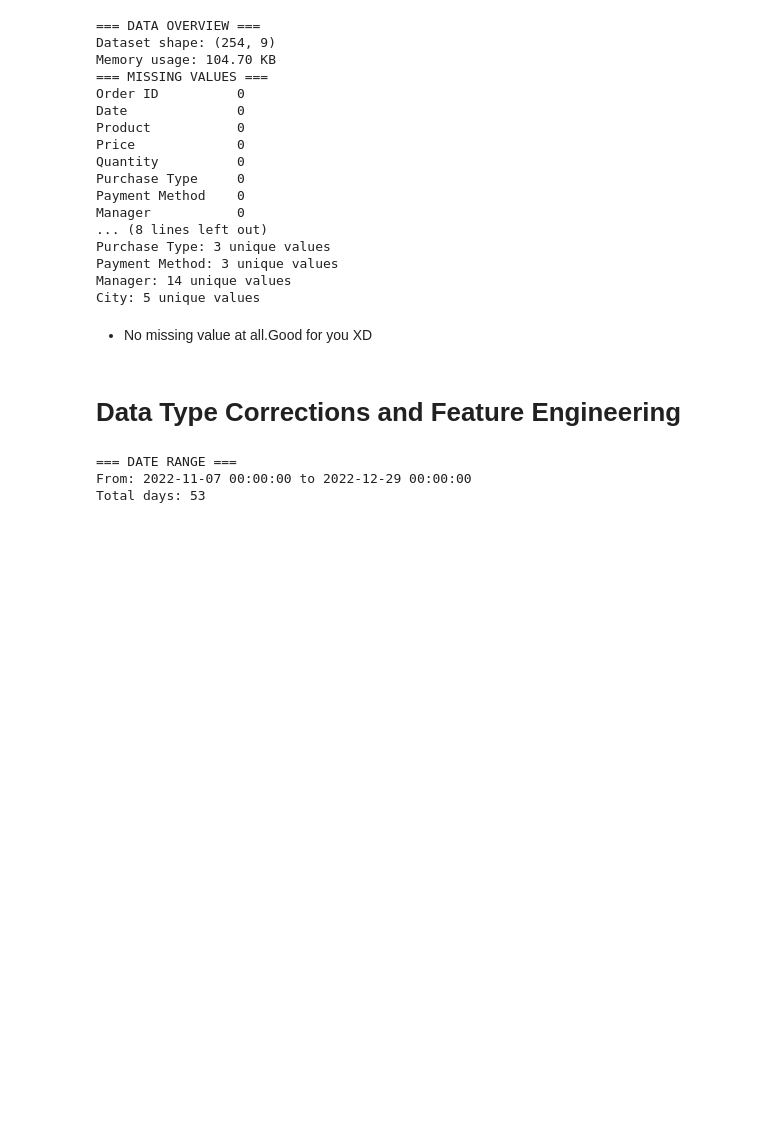
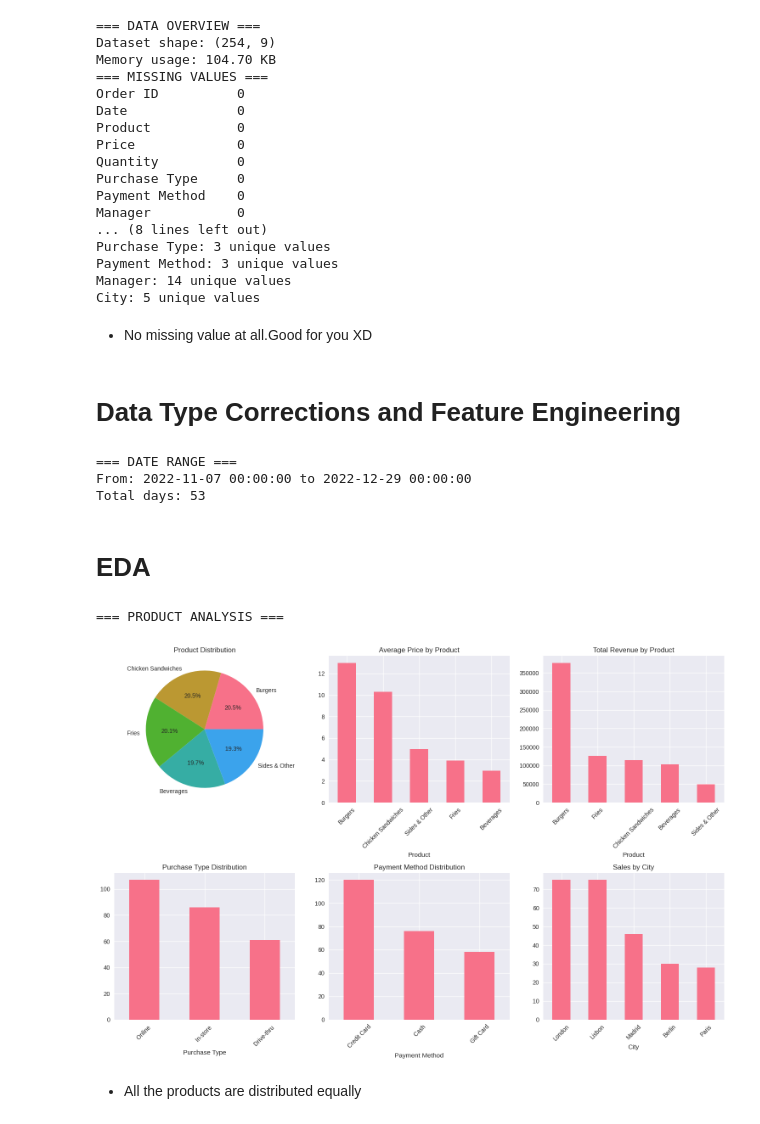
Before and after one commit to alabhastam/Resturant-Sales-prediction, a Jupyter notebook: main.ipynb, the cells around one changed output. Saved outputs shown, nothing was run; the diff lists cells and outputs as text; code cells hidden in the pictures; blank space fills up the shorter version.

```diff
--- a/main.ipynb
+++ b/main.ipynb
@@ -86,3 +86,52 @@ print(f"Total days: {(df['Date'].max() - df['Date'].min()).days + 1}")
 === DATE RANGE ===
 From: 2022-11-07 00:00:00 to 2022-12-29 00:00:00
 Total days: 53
+# %% [markdown]
+# EDA
+# %%
+# 1. Product Analysis
+print("=== PRODUCT ANALYSIS ===")
+plt.figure(figsize=(15, 10))
+
+plt.subplot(2, 3, 1)
+product_counts = df['Product'].value_counts()
+plt.pie(product_counts.values, labels=product_counts.index, autopct='%1.1f%%')
+plt.title('Product Distribution')
+
+plt.subplot(2, 3, 2)
+avg_price_by_product = df.groupby('Product')['Price'].mean().sort_values(ascending=False)
+avg_price_by_product.plot(kind='bar')
+plt.title('Average Price by Product')
+plt.xticks(rotation=45)
+
+plt.subplot(2, 3, 3)
+total_revenue_by_product = df.groupby('Product')['Total_Revenue'].sum().sort_values(ascending=False)
+total_revenue_by_product.plot(kind='bar')
+plt.title('Total Revenue by Product')
+plt.xticks(rotation=45)
+
+# 2. Purchase Type Analysis
+plt.subplot(2, 3, 4)
+df['Purchase Type'].value_counts().plot(kind='bar')
+plt.title('Purchase Type Distribution')
+plt.xticks(rotation=45)
+
+# 3. Payment Method Analysis
+plt.subplot(2, 3, 5)
+df['Payment Method'].value_counts().plot(kind='bar')
+plt.title('Payment Method Distribution')
+plt.xticks(rotation=45)
+
+# 4. City Analysis
+plt.subplot(2, 3, 6)
+df['City'].value_counts().plot(kind='bar')
+plt.title('Sales by City')
+plt.xticks(rotation=45)
+
+plt.tight_layout()
+plt.show()
+# %% [output]
+=== PRODUCT ANALYSIS ===
+[figure, added]
+# %% [markdown]
+* All the products are distributed equally
```
Also changed, not shown: parts of 5 cells of this notebook.
